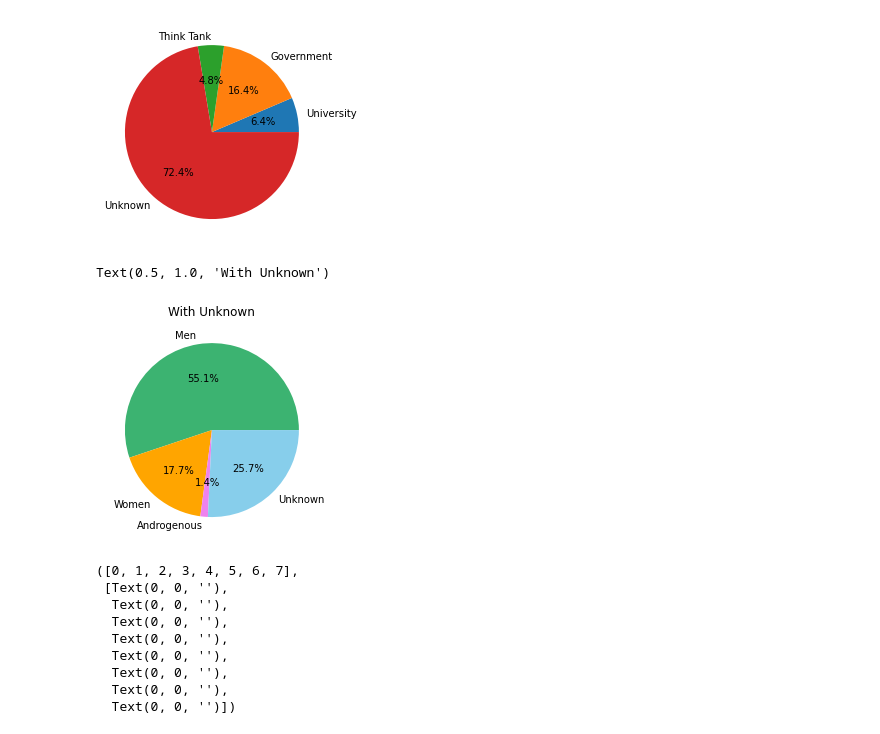
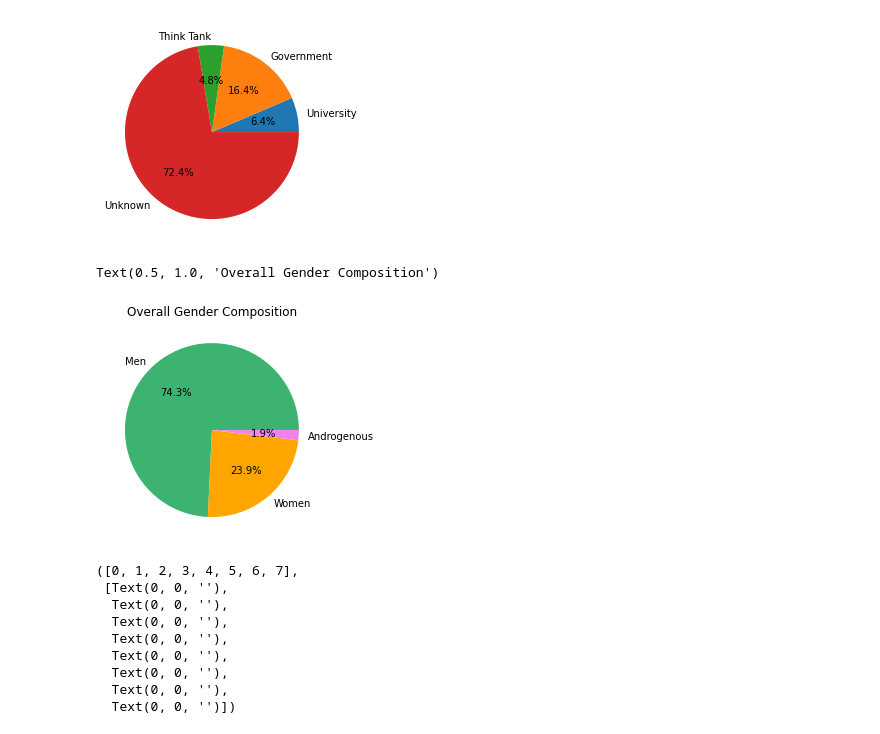
Before and after one commit to rebedorn/macro2, a Jupyter notebook: compare.ipynb, the cells around one changed output. Drawn from its saved outputs; the diff is of its cells as text; code cells hidden in the pictures.

```diff
--- a/compare.ipynb
+++ b/compare.ipynb
@@ -1204,13 +1300,13 @@ plt.pie(toplot,labels=['University','Government','Think Tank','Unknown'],autopct
   Text(-0.3880028389879558, -0.4576612250751493, '72.4%')])
 [figure]
 # %%
-total = whole_qse['female_t'].sum() + whole_qse['male_t'].sum() + whole_qse['andy_t'].sum() + whole_qse['unknown_t'].sum()
-toplot = [whole_qse['male_t'].sum()/total, whole_qse['female_t'].sum()/total,whole_qse['andy_t'].sum()/total, whole_qse['unknown_t'].sum()/total]
-plt.pie(toplot, colors=['mediumseagreen','orange','violet','skyblue'],labels=['Men','Women','Androgenous','Unknown'],autopct='%1.1f%%')
-plt.title('With Unknown')
+total = whole_qse['female_t'].sum() + whole_qse['male_t'].sum() + whole_qse['andy_t'].sum()
+toplot = [whole_qse['male_t'].sum()/total, whole_qse['female_t'].sum()/total,whole_qse['andy_t'].sum()/total,]
+plt.pie(toplot, colors=['mediumseagreen','orange','violet','skyblue'],labels=['Men','Women','Androgenous'],autopct='%1.1f%%')
+plt.title('Overall Gender Composition')
 # %% [output]
-Text(0.5, 1.0, 'With Unknown')
+Text(0.5, 1.0, 'Overall Gender Composition')
-[figure, old version]
+[figure, new version]
 # %%
 N = 8
 fig, ax = plt.subplots()
```
Also changed, not shown: parts of 19 cells of this notebook.
